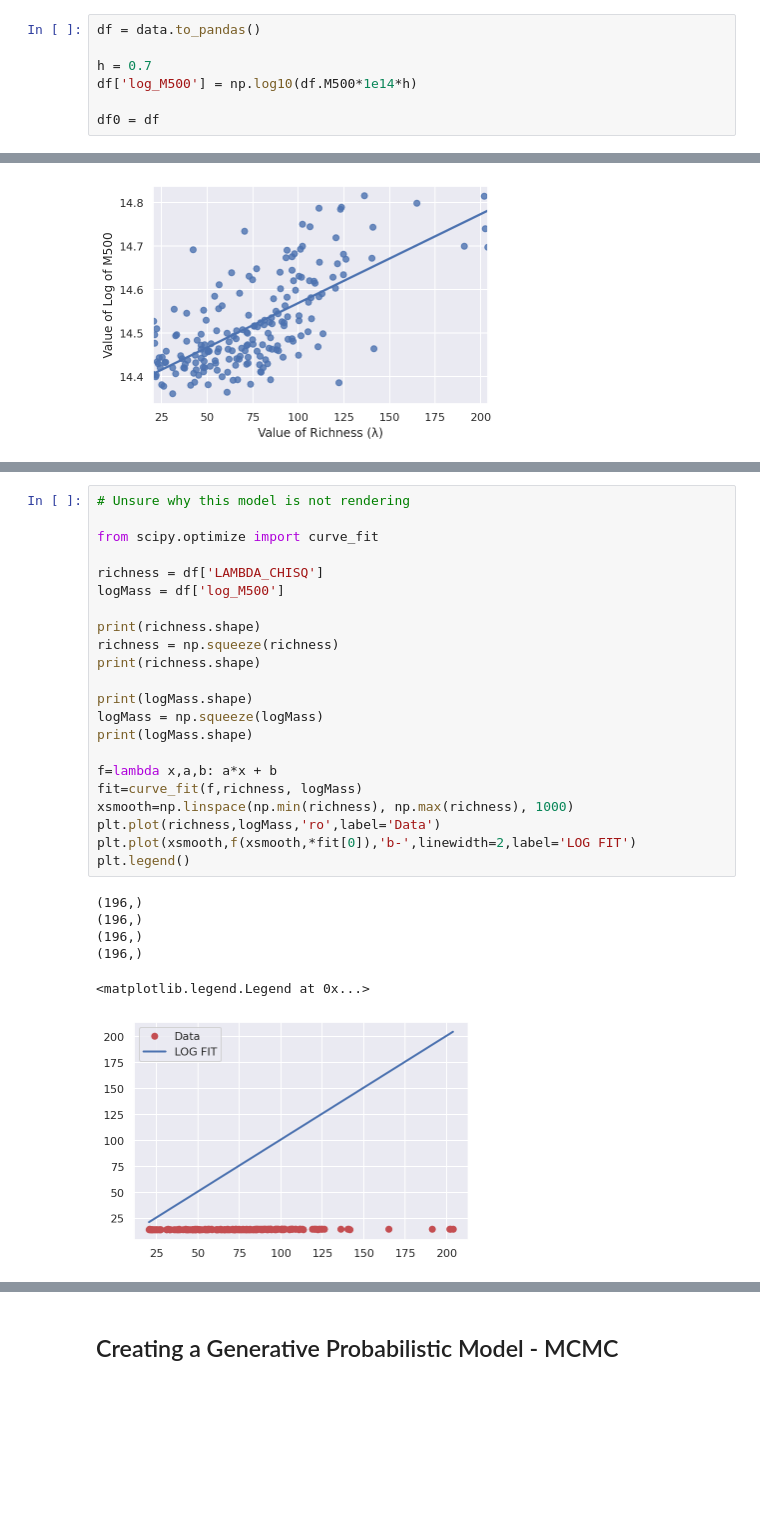
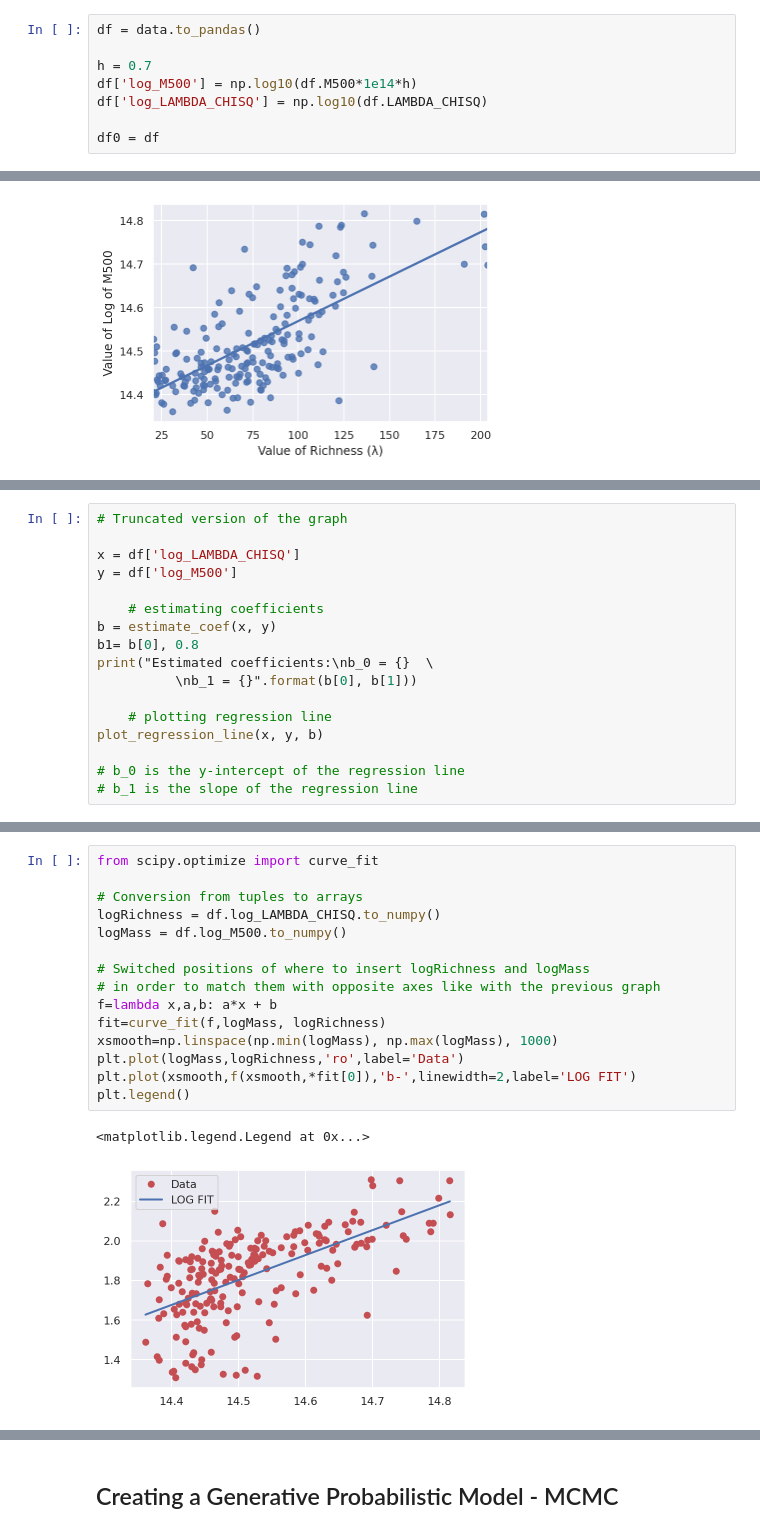
Before and after one commit to allenpinjic/mustar-project, a Jupyter notebook: notebook/Experimenting_With_Models.ipynb, the cells around one changed output, grey strips where cells are left out. Drawn from its saved outputs; the diff is of its cells as text; blank space fills up the shorter version.

```diff
--- a/notebook/Experimenting_With_Models.ipynb
+++ b/notebook/Experimenting_With_Models.ipynb
@@ -20,6 +23,7 @@ df = data.to_pandas()
 
 h = 0.7
 df['log_M500'] = np.log10(df.M500*1e14*h)
+df['log_LAMBDA_CHISQ'] = np.log10(df.LAMBDA_CHISQ)
 
 df0 = df
 # %%
@@ -129,0 +140,17 @@ b_1 = 0.0020435558499231885
+# %%
+# Truncated version of the graph
+
+x = df['log_LAMBDA_CHISQ']
+y = df['log_M500']
+
+    # estimating coefficients
+b = estimate_coef(x, y)
+b1= b[0], 0.8
+print("Estimated coefficients:\nb_0 = {}  \
+          \nb_1 = {}".format(b[0], b[1]))
+
+    # plotting regression line
+plot_regression_line(x, y, b)
+
+# b_0 is the y-intercept of the regression line
+# b_1 is the slope of the regression line
@@ -130,30 +162,19 @@ b_1 = 0.0020435558499231885
 # %%
-# Unsure why this model is not rendering
-
 from scipy.optimize import curve_fit
 
-richness = df['LAMBDA_CHISQ']
-logMass = df['log_M500']
+# Conversion from tuples to arrays
+logRichness = df.log_LAMBDA_CHISQ.to_numpy()
+logMass = df.log_M500.to_numpy()
 
-print(richness.shape)
-richness = np.squeeze(richness)
-print(richness.shape)
-
-print(logMass.shape)
-logMass = np.squeeze(logMass)
-print(logMass.shape)
-
+# Switched positions of where to insert logRichness and logMass
+# in order to match them with opposite axes like with the previous graph
 f=lambda x,a,b: a*x + b
-fit=curve_fit(f,richness, logMass)
-xsmooth=np.linspace(np.min(richness), np.max(richness), 1000)
-plt.plot(richness,logMass,'ro',label='Data')
+fit=curve_fit(f,logMass, logRichness)
+xsmooth=np.linspace(np.min(logMass), np.max(logMass), 1000)
+plt.plot(logMass,logRichness,'ro',label='Data')
 plt.plot(xsmooth,f(xsmooth,*fit[0]),'b-',linewidth=2,label='LOG FIT')
 plt.legend()
 # %% [output]
-(196,)
-(196,)
-(196,)
-(196,)
+<matplotlib.legend.Legend at 0x...>
-<matplotlib.legend.Legend at 0x...>
-[figure, old version]
+[figure, new version]
 # %%
```
Also changed, not shown: parts of 29 cells of this notebook.
